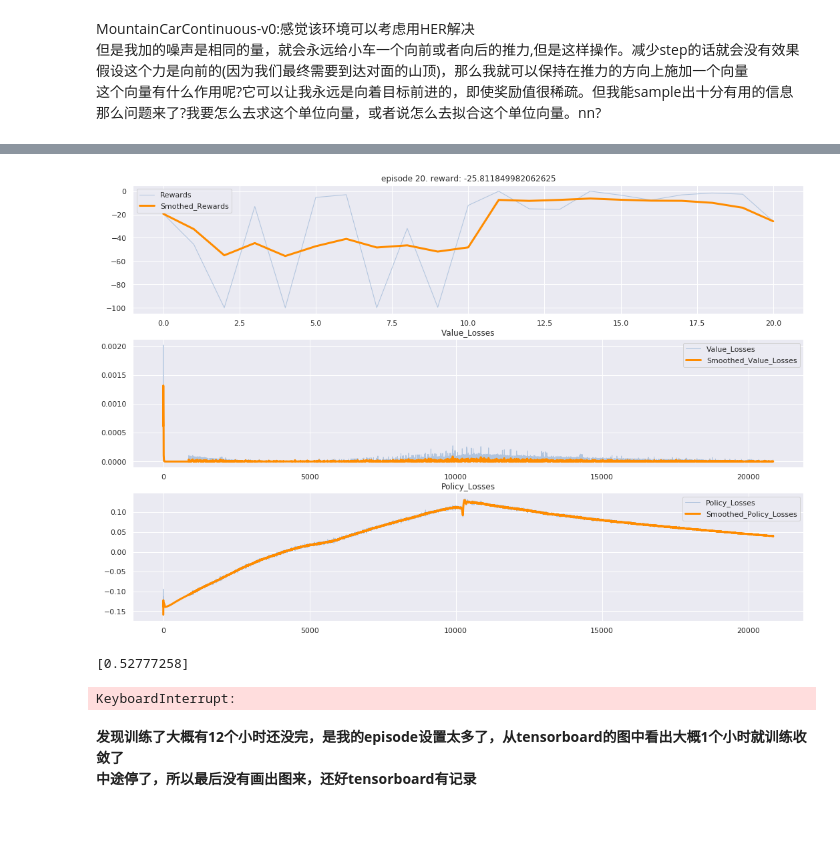
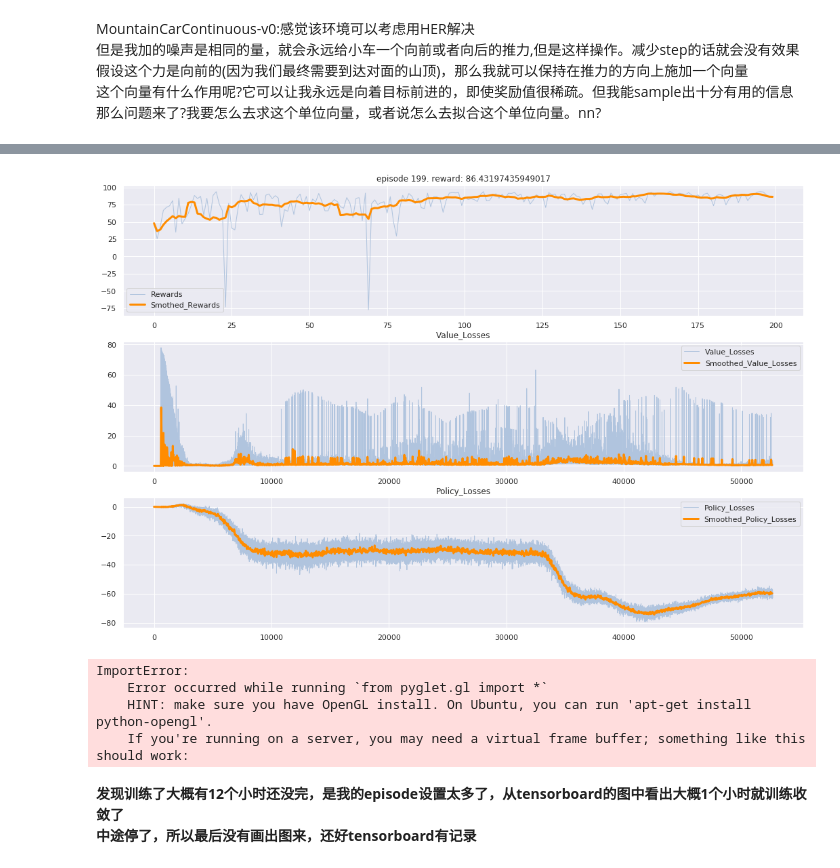
Before and after one commit to sunnyswag/RL_notes_and_codes, a Jupyter notebook: algorithm_implement/Deep_Deterministic_Policy_Gradient(DDPG)_for_mountain_car.ipynb, the cells around one changed output, grey strips where cells are left out. Saved outputs shown, nothing was run; the diff lists cells and outputs as text; code cells hidden in the pictures; blank space fills up the shorter version.

Commit message:
test_ddpg

```diff
--- a/algorithm_implement/Deep_Deterministic_Policy_Gradient(DDPG)_for_mountain_car.ipynb
+++ b/algorithm_implement/Deep_Deterministic_Policy_Gradient(DDPG)_for_mountain_car.ipynb
@@ -327,8 +327,8 @@ def smooth_plot(factor, item, plot_decay):
 def plot(episode, rewards, value_losses, policy_losses):
     clear_output(True)
     rewards_x, rewards_smooth = smooth_plot(10, rewards, 500)
-    value_losses_x, value_losses_smooth = smooth_plot(10, value_losses, 30000)
-    policy_losses_x, policy_losses_smooth = smooth_plot(10, policy_losses, 30000)
+    value_losses_x, value_losses_smooth = smooth_plot(10, value_losses, 10000)
+    policy_losses_x, policy_losses_smooth = smooth_plot(10, policy_losses, 10000)
 
     plt.figure(figsize=(18, 12))
     plt.subplot(311)
@@ -359,39 +359,36 @@ value_losses = []
 policy_losses = []
 all_rewards = []
 for episode in range(episodes):
     state = env.reset()
-    # ou_noise.reset()
-    noise = np.random.rand(1)
-    print(noise)
+    ou_noise.reset()
+    # noise = np.random.rand(1)
     episode_reward = 0
     for step in range(steps):
         action = policy_net.get_action(state)
-        action = action + noise
-        # action = ou_noise.get_action(action, step)
+        # action = action + noise
+        action = ou_noise.get_action(action, step)
         next_state, reward, done, _ = env.step(action.flatten())
 
         replay_buffer.store(state, action, next_state.flatten(), reward, done)
         if len(replay_buffer) > batch_size :
             value_loss, policy_loss = ddpg_train(batch_size)
             value_losses.append(value_loss)
             policy_losses.append(policy_loss)
 
         state = next_state
         episode_reward += reward
 
         if done:
             break
 
 #     soft_loss = lambda loss : np.mean(loss[-100:]) if len(loss)>=100 else np.mean(loss)
 #     writer.add_scalar("Reward", episode_reward, episode)
 #     writer.add_scalar("Value_Losses", soft_loss(value_losses), episode)
 #     writer.add_scalar("Policy_Losses", soft_loss(policy_losses), episode)
 
     all_rewards.append(episode_reward)
 
     plot(episode, all_rewards, value_losses, policy_losses)
 # %% [output]
-[figure, old version]
+[figure, new version]
-[0.52777258]
-KeyboardInterrupt:
 # %%
@@ -408,21 +405,37 @@ import matplotlib
 import matplotlib.pyplot as plt
 %matplotlib inline
 
+# env = gym.make("MountainCarContinuous-v0")
+# state = env.reset()
+# img = plt.imshow(env.render(mode='rgb_array')) # only call this once
+# for _ in range(1000):
+#     img.set_data(env.render(mode='rgb_array')) # just update the data
+#     display.display(plt.gcf())
+#     display.clear_output(wait=True)
+#     policy_net = policy_net.cpu()
+
+#     action = policy_net(torch.FloatTensor(state)).detach().numpy()
+#     # action = env.action_space.sample()
+#     next_state, _, done, _ = env.step(action)
+#     if done:
+#         state = env.reset()
+#     state = next_state
+
+from gym import wrappers
+
 env = gym.make("MountainCarContinuous-v0")
-state = env.reset()
-img = plt.imshow(env.render(mode='rgb_array')) # only call this once
+env = wrappers.Monitor(env, "./gym-results/DDPG_mountaincar/", force=True)
+env.reset()
 for _ in range(1000):
-    img.set_data(env.render(mode='rgb_array')) # just update the data
-    display.display(plt.gcf())
-    display.clear_output(wait=True)
-    policy_net = policy_net.cpu()
-
-    action = policy_net(torch.FloatTensor(state)).detach().numpy()
-    # action = env.action_space.sample()
-    next_state, _, done, _ = env.step(action)
-    if done:
-        state = env.reset()
-    state = next_state
+    action = env.action_space.sample()
+    observation, reward, done, info = env.step(action)
+    if done: break
+env.close()
+# %% [output]
+ImportError:
+    Error occurred while running `from pyglet.gl import *`
+    HINT: make sure you have OpenGL install. On Ubuntu, you can run 'apt-get install python-opengl'.
+    If you're running on a server, you may need a virtual frame buffer; something like this should work:
 # %% [markdown]
 **发现训练了大概有12个小时还没完，是我的episode设置太多了，从tensorboard的图中看出大概1个小时就训练收敛了<br>
 中途停了，所以最后没有画出图来，还好tensorboard有记录**
```
Also changed, not shown: parts of 1 cell of this notebook, 10 other files.
